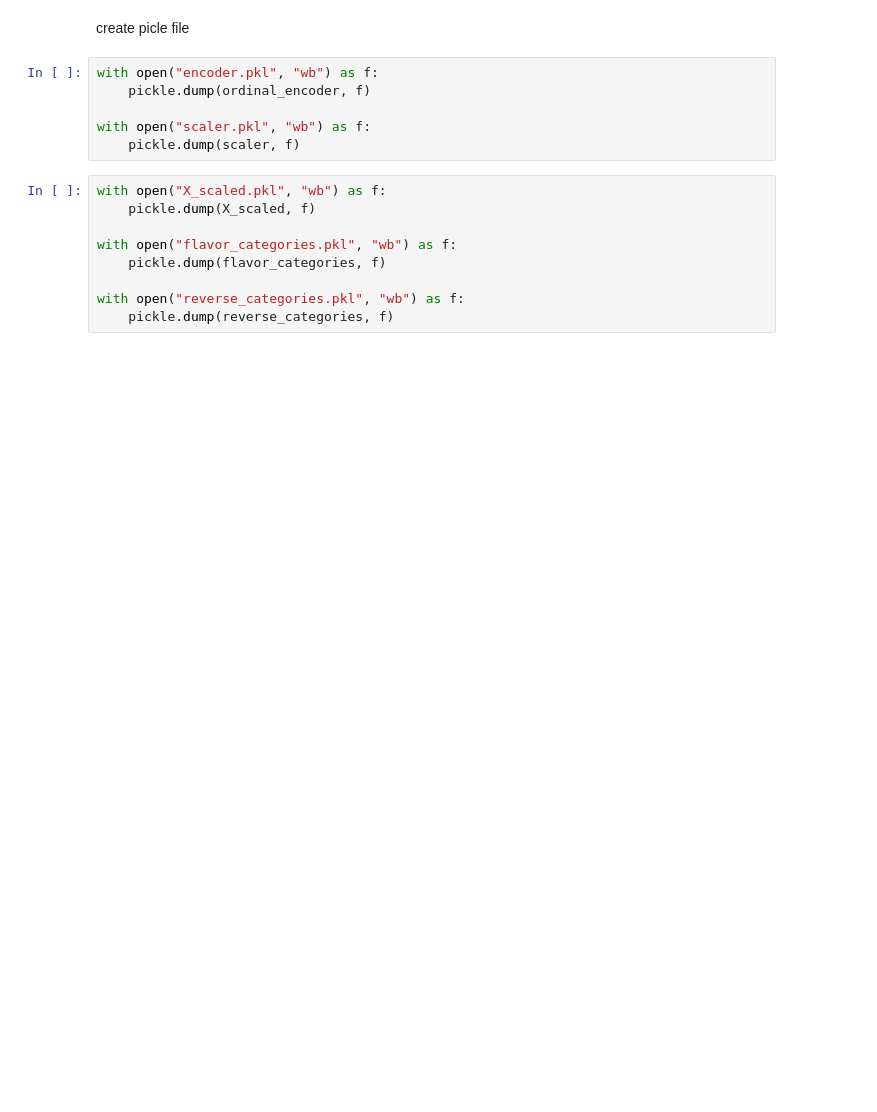
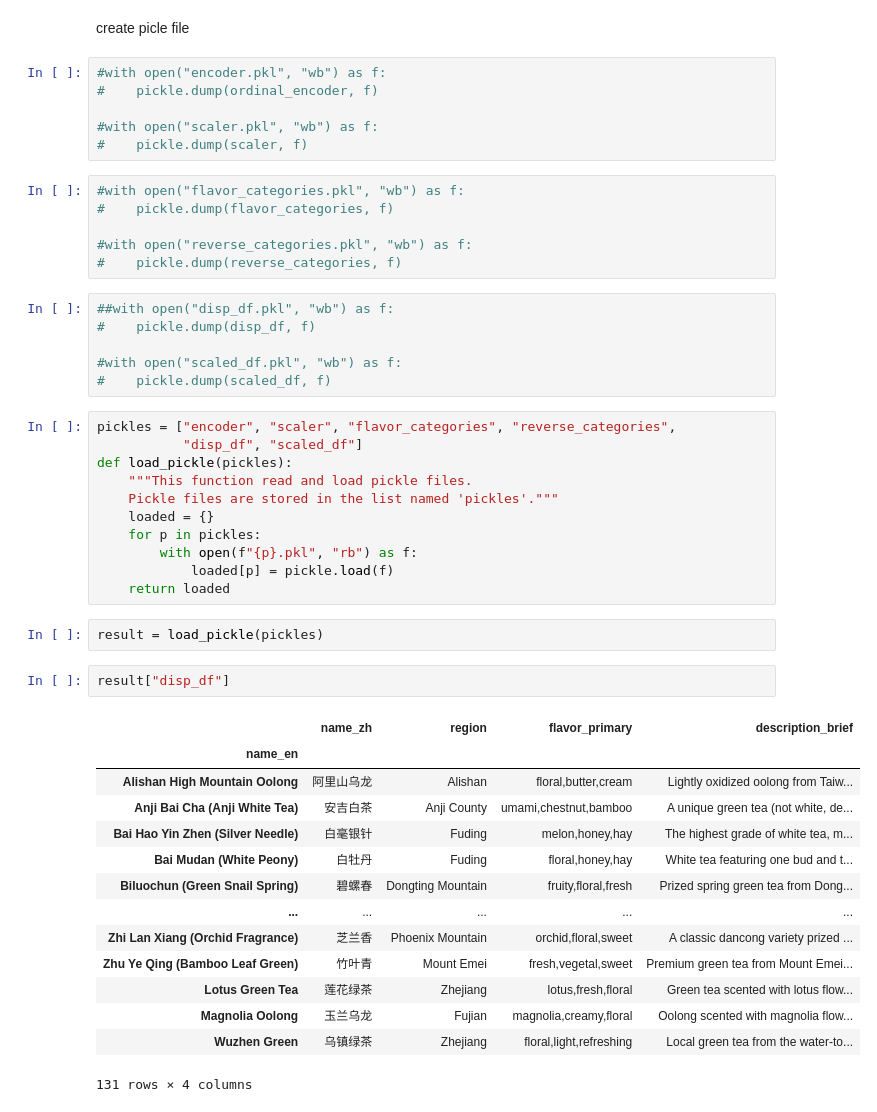
Before and after one commit to kanonyonezu/tea-app, a Jupyter notebook: teadata.ipynb, the cells around one changed output. Cells and saved outputs as stored; diff of their text form; blank space fills up the shorter version.

```diff
--- a/teadata.ipynb
+++ b/teadata.ipynb
@@ -513,17 +556,50 @@ reverse_categories = {
 # %% [markdown]
 create picle file
 # %%
-with open("encoder.pkl", "wb") as f:
-    pickle.dump(ordinal_encoder, f)
+#with open("encoder.pkl", "wb") as f:
+#    pickle.dump(ordinal_encoder, f)
 
-with open("scaler.pkl", "wb") as f:
-    pickle.dump(scaler, f)
+#with open("scaler.pkl", "wb") as f:
+#    pickle.dump(scaler, f)
 # %%
-with open("X_scaled.pkl", "wb") as f:
-    pickle.dump(X_scaled, f)
+#with open("flavor_categories.pkl", "wb") as f:
+#    pickle.dump(flavor_categories, f)
 
-with open("flavor_categories.pkl", "wb") as f:
-    pickle.dump(flavor_categories, f)
-
-with open("reverse_categories.pkl", "wb") as f:
-    pickle.dump(reverse_categories, f)
+#with open("reverse_categories.pkl", "wb") as f:
+#    pickle.dump(reverse_categories, f)
+# %%
+##with open("disp_df.pkl", "wb") as f:
+#    pickle.dump(disp_df, f)
+
+#with open("scaled_df.pkl", "wb") as f:
+#    pickle.dump(scaled_df, f)
+# %%
+pickles = ["encoder", "scaler", "flavor_categories", "reverse_categories",
+           "disp_df", "scaled_df"]
+def load_pickle(pickles):
+    """This function read and load pickle files.
+    Pickle files are stored in the list named 'pickles'."""
+    loaded = {}
+    for p in pickles:
+        with open(f"{p}.pkl", "rb") as f:
+            loaded[p] = pickle.load(f)
+    return loaded
+# %%
+result = load_pickle(pickles)
+# %%
+result["disp_df"]
+# %% [output]
+|  | name_zh | region | flavor_primary | description_brief |
+| name_en |  |  |  |  |
+| Alishan High Mountain Oolong | 阿里山乌龙 | Alishan | floral,butter,cream | Lightly oxidized oolong from Taiw... |
+| Anji Bai Cha (Anji White Tea) | 安吉白茶 | Anji County | umami,chestnut,bamboo | A unique green tea (not white, de... |
+| Bai Hao Yin Zhen (Silver Needle) | 白毫银针 | Fuding | melon,honey,hay | The highest grade of white tea, m... |
+| Bai Mudan (White Peony) | 白牡丹 | Fuding | floral,honey,hay | White tea featuring one bud and t... |
+| Biluochun (Green Snail Spring) | 碧螺春 | Dongting Mountain | fruity,floral,fresh | Prized spring green tea from Dong... |
+| ... | ... | ... | ... | ... |
+| Zhi Lan Xiang (Orchid Fragrance) | 芝兰香 | Phoenix Mountain | orchid,floral,sweet | A classic dancong variety prized ... |
+| Zhu Ye Qing (Bamboo Leaf Green) | 竹叶青 | Mount Emei | fresh,vegetal,sweet | Premium green tea from Mount Emei... |
+| Lotus Green Tea | 莲花绿茶 | Zhejiang | lotus,fresh,floral | Green tea scented with lotus flow... |
+| Magnolia Oolong | 玉兰乌龙 | Fujian | magnolia,creamy,floral | Oolong scented with magnolia flow... |
+| Wuzhen Green | 乌镇绿茶 | Zhejiang | floral,light,refreshing | Local green tea from the water-to... |
+131 rows × 4 columns
```
Also changed, not shown: parts of 15 cells of this notebook.
